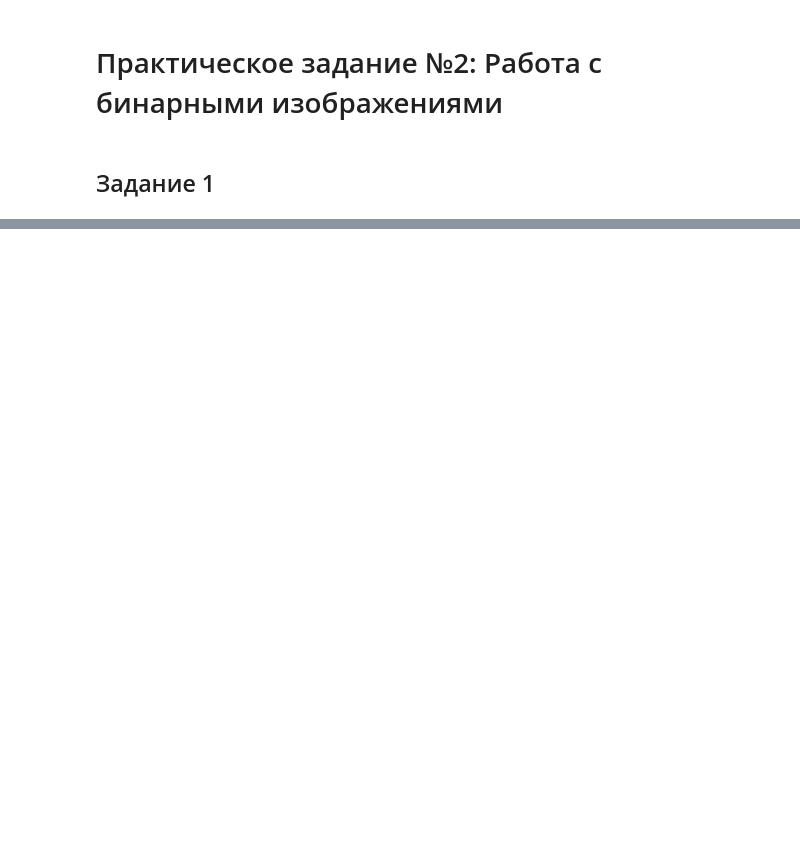
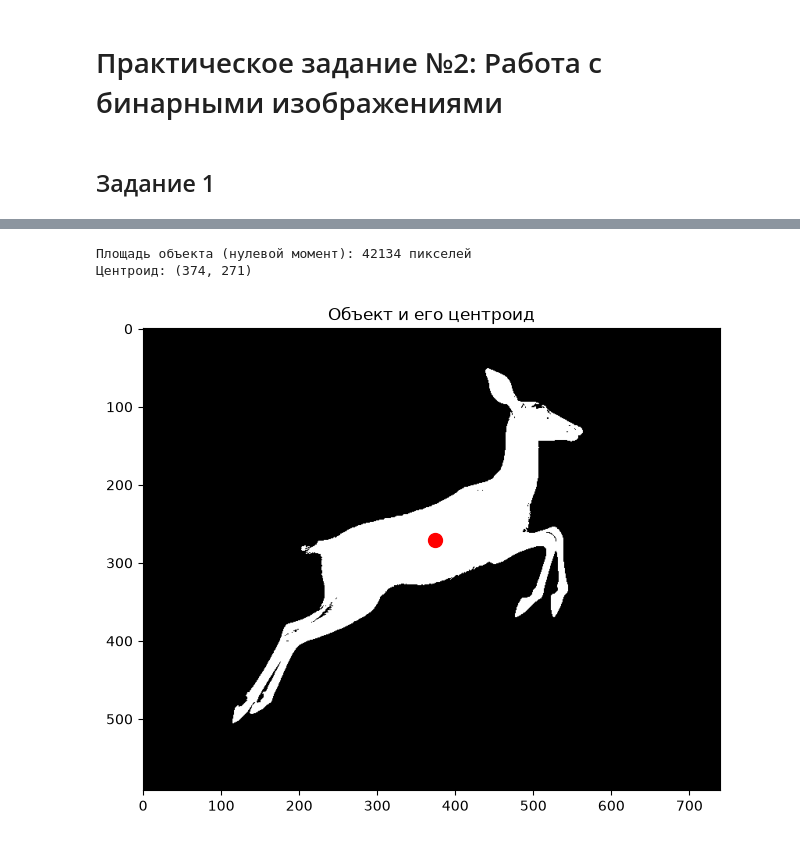
Before and after one commit to RuslanVdovinn/asu, a Jupyter notebook: kmkz/lec2/exercise/lab2.ipynb, the cells around one changed output, grey strips where cells are left out. Drawn from its saved outputs; the diff is of its cells as text; code cells hidden in the pictures; blank space fills up the shorter version.

```diff
--- a/kmkz/lec2/exercise/lab2.ipynb
+++ b/kmkz/lec2/exercise/lab2.ipynb
@@ -29,0 +29,19 @@ plt.imshow(img_gray, cmap='gray')
+# %%
+area1 = np.sum(img_bin)
+print(f"Площадь объекта (нулевой момент): {area1} пикселей")
+y1, x1 = np.where(img_bin == 1)   # координаты всех белых пикселей
+M10 = np.sum(x1)
+M01 = np.sum(y1)
+centroid_x1 = M10 / area1
+centroid_y1 = M01 / area1
+print(f"Центроид: ({centroid_x1:.0f}, {centroid_y1:.0f})")
+
+# Визуализация
+plt.imshow(img_bin, cmap='gray')
+plt.plot(centroid_x1, centroid_y1, 'ro', markersize=10)
+plt.title('Объект и его центроид')
+plt.show()
+# %% [output]
+Площадь объекта (нулевой момент): 42134 пикселей
+Центроид: (374, 271)
+[figure, added]
```
Also changed, not shown: parts of 5 cells of this notebook.
